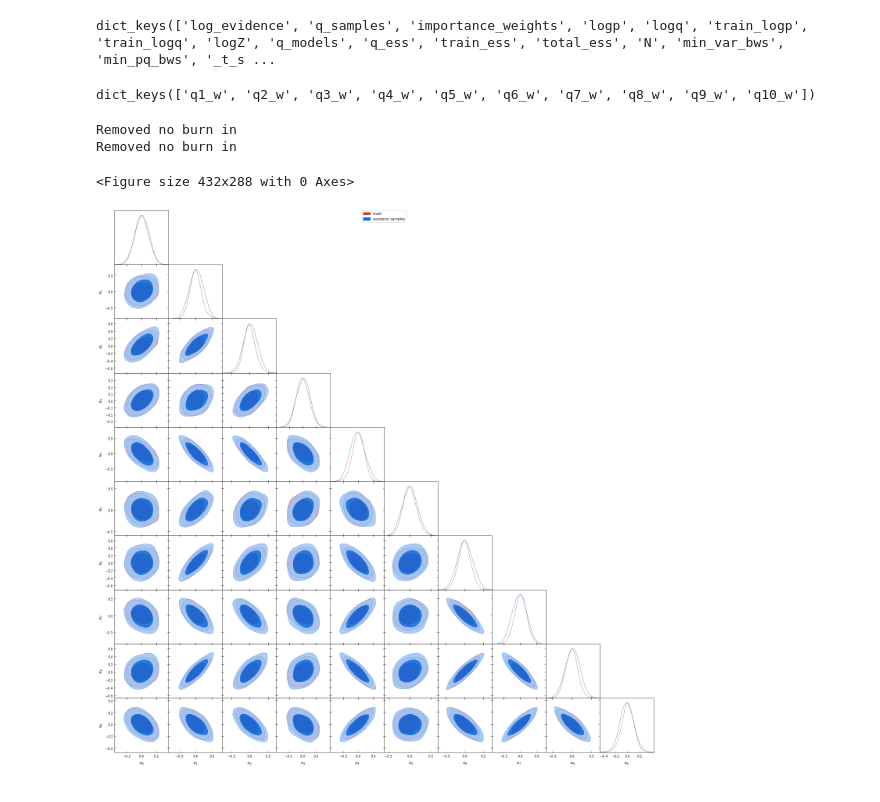
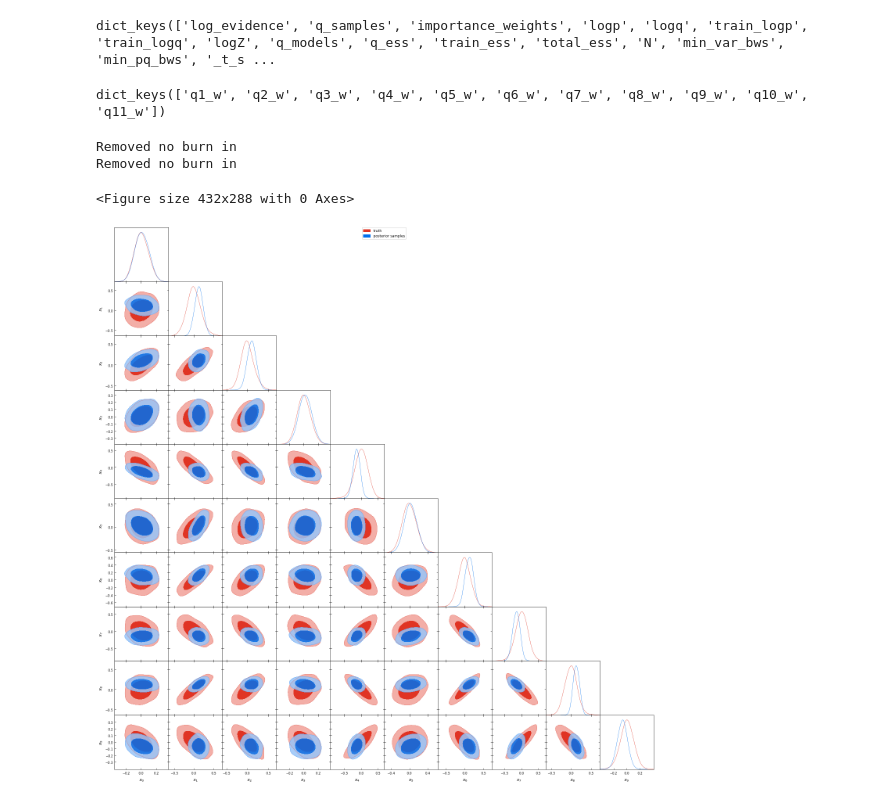
Before and after one commit to RichardGrumitt/nfmc_jax_tests, a Jupyter notebook: weighted_pca_test.ipynb, the cells around one changed output. Saved outputs shown, nothing was run; the diff lists cells and outputs as text; code cells hidden in the pictures.

```diff
--- a/weighted_pca_test.ipynb
+++ b/weighted_pca_test.ipynb
@@ -160,7 +160,7 @@ logp_cut = None
 edge_bins = 0
 Whiten = True
 iteration = 5
-NERCOME = True
+NERCOME = False
 
 '''
 SMC parameters
@@ -247,7 +247,8 @@ trace = nfmc_jax.infer_nfomc(log_like_func=log_like_cg,
                              cmh_target_acc_rate=cmh_target_acc_rate,
                              max_cmh_steps=max_cmh_steps,
                              cmh_p_acc_rate=cmh_p_acc_rate,
-                             NERCOME=NERCOME)
+                             NERCOME=NERCOME,
+                             sinf_resampled=sinf_resampled)
 # %% [output]
 Inference mode is sampling. Maximum beta is set to 1.
 min_delta_beta = 0.01
@@ -313,10 +297,10 @@ dict_keys(['log_evidence', 'q_samples', 'importance_weights', 'logp', 'logq', 't
 q_models = trace['q_models'][0]
 q_models.keys()
 # %% [output]
-dict_keys(['q1_w', 'q2_w', 'q3_w', 'q4_w', 'q5_w', 'q6_w', 'q7_w', 'q8_w', 'q9_w', 'q10_w'])
+dict_keys(['q1_w', 'q2_w', 'q3_w', 'q4_w', 'q5_w', 'q6_w', 'q7_w', 'q8_w', 'q9_w', 'q10_w', 'q11_w'])
 # %%
 # There were 10 temperature levels. q10_w corresponds to the q fit at beta=1 i.e. the target.
-q10 = q_models['q10_w']
+q10 = q_models['q11_w']
 # We can obtain samples from the q model as follows.
 q_samples, logq = q10.sample(2000, device='cpu')
 q_samples, logq = q_samples.numpy(), logq.numpy()
@@ -351,12 +335,12 @@ def plot_triangles(samples, weights, Cov, Ngd=1000, beta_idx=None,
         g.export(out_name)
 # %%
 # First plot the samples without weights.
-plot_triangles(q_samples, np.ones(len(q_samples)), Cov)
+plot_triangles(q_samples, np.ones(len(q_samples)), Cov, out_name='resampled_sinf_fit_nercome_false.png')
 # %% [output]
 Removed no burn in
 Removed no burn in
 <Figure size 432x288 with 0 Axes>
-[figure, old version]
+[figure, new version]
 # %%
 # Now plot the samples with their corresponding IW.
 plot_triangles(q_samples, iw, Cov)
```
Also changed, not shown: parts of 2 cells of this notebook.
